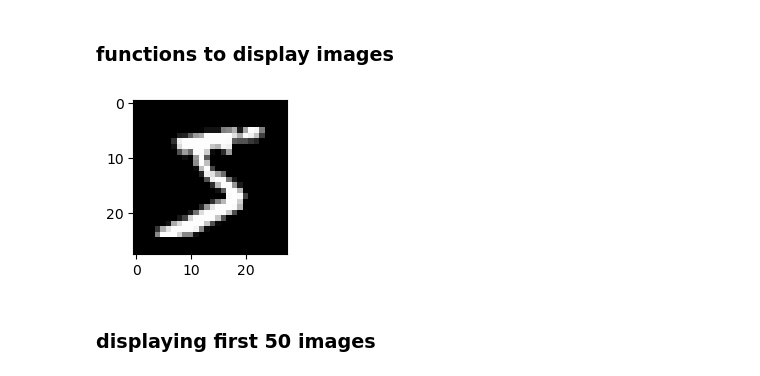
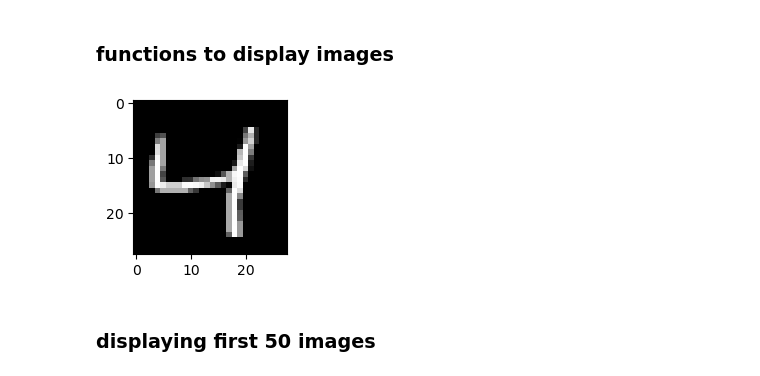
Before and after one commit to ankithreddys/mnist_handwritten, a Jupyter notebook: cnn_pytorch.ipynb, the cells around one changed output. Saved outputs shown, nothing was run; the diff lists cells and outputs as text; code cells hidden in the pictures.

```diff
--- a/cnn_pytorch.ipynb
+++ b/cnn_pytorch.ipynb
@@ -70,9 +70,9 @@ def img_show(title = '',image = None, size = 2):
     plt.title = title
     plt.show()
 # %%
-img_show('mnist',train_ds.data[0].numpy())
+img_show('mnist',train_ds.data[2].numpy())
 # %% [output]
-[figure, old version]
+[figure, new version]
 # %% [markdown]
 ###   displaying first 50 images ###
 # %%
```
Also changed, not shown: parts of 5 cells of this notebook.
